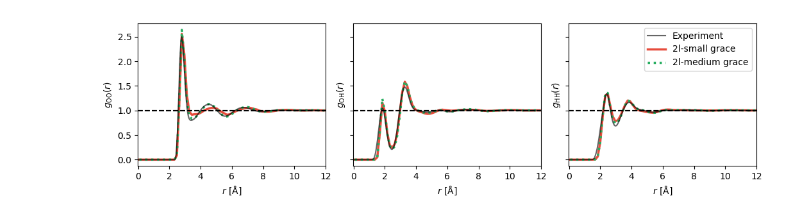
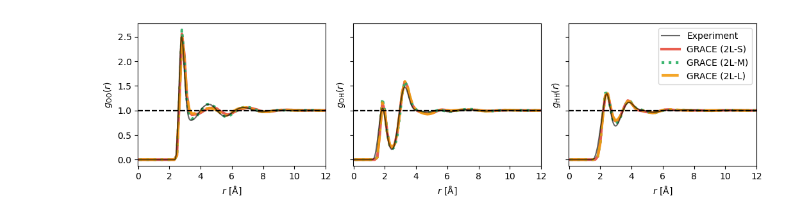
Before and after one commit to heid-lab/grace-off, a Jupyter notebook: analysis/final_plots.ipynb, the cells around one changed output. Drawn from its saved outputs; the diff is of its cells as text; code cells hidden in the pictures.

```diff
--- a/analysis/final_plots.ipynb
+++ b/analysis/final_plots.ipynb
@@ -98,0 +110,15 @@ plt.show()
+# %%
+# Check the raw data first
+df = pd.read_csv("condensed_phase/condensed_phase_summary_data.csv")
+
+df.columns = ['solute', 'model', 'heat_of_vaporization',
+              'heat_capacity', 'compressibility',
+              'thermal_expansion', 'density']
+
+# Remove rows with missing solute
+df_clean = df[df['solute'].notna()].copy()
+
+# Standardize NMA capitalization
+df_clean.loc[df_clean['solute'].str.lower() == 'nma', 'solute'] = 'NMA'
+
+print(f"Unique solutes: {df_clean['solute'].unique()}")
@@ -99,7 +265,8 @@ plt.show()
 # %%
 traj = {
-    "2l-small grace": "traj/traj_water_npt_300_2l_grace_small.pdb",
-    "2l-medium grace": "traj/traj_water_npt_300_2l_grace_medium.pdb",
+    "GRACE (2L-S)": "traj/traj_water_npt_300_2l_grace_small.pdb",
+    "GRACE (2L-M)": "traj/traj_water_npt_300_2l_grace_medium.pdb",
+    "GRACE (2L-L)": "traj/traj_water_npt_300_2l_grace_large.pdb",
 }
 
 
@@ -159,37 +326,38 @@ ylabel_map = {"o-o": r"$g_{\mathrm{OO}}(r)$", "o-h": r"$g_{\mathrm{OH}}(r)$", "h
 # Extract size from model name for color mapping and assign different line styles
 model_colors = {}
 model_linestyles = {}
 linestyles = ['-', ':', '-.', ':']  # solid, dashed, dash-dot, dotted
 for idx, model in enumerate(traj.keys()):
-    if 'small' in model:
+    if 'S' in model:
         model_colors[model] = size_colors['small']
-    elif 'medium' in model:
+    elif 'M' in model:
         model_colors[model] = size_colors['medium']
-    elif 'large' in model:
+    elif '2L-L' in model:
         model_colors[model] = size_colors['large']
     model_linestyles[model] = linestyles[idx % len(linestyles)]
 
 for model, path in traj.items():
     rdf = model_rdf[path]
     for i, combination in enumerate(["o-o", "o-h", "h-h"]):
 
         axes[i].plot(
             rdf[combination].results.bins,
             rdf[combination].results.rdf,
             label=model,
             color=model_colors[model],
             linestyle=model_linestyles[model],
-            alpha=1,
-            linewidth=2.5,
+            alpha=0.9,
+            linewidth=3.0,
         )
         axes[i].axhline(y=1, color="k", linestyle="--")
         axes[i].set_xlabel(r"$r$ [Å]")
         axes[i].set_ylabel(ylabel_map[combination])
         axes[i].set_xlim(-0.01, 12)
         axes[2].legend()
 
+
 plt.tight_layout()
-plt.savefig("waterbox_rdf_comparison_exp.png", dpi=300)
+plt.savefig("waterbox_rdf.pdf")
 plt.show()
 # %% [output]
-[figure, old version]
+[figure, new version]
```
Also changed, not shown: parts of 6 cells of this notebook, 12 other files.
